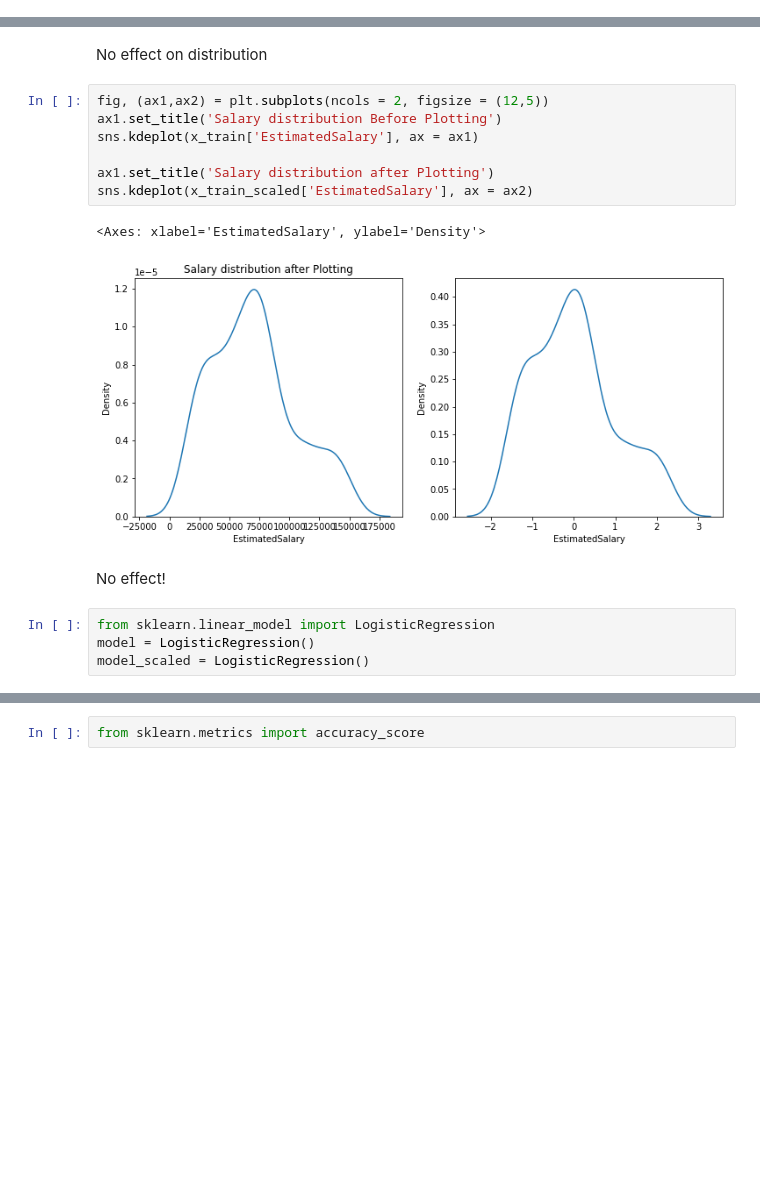
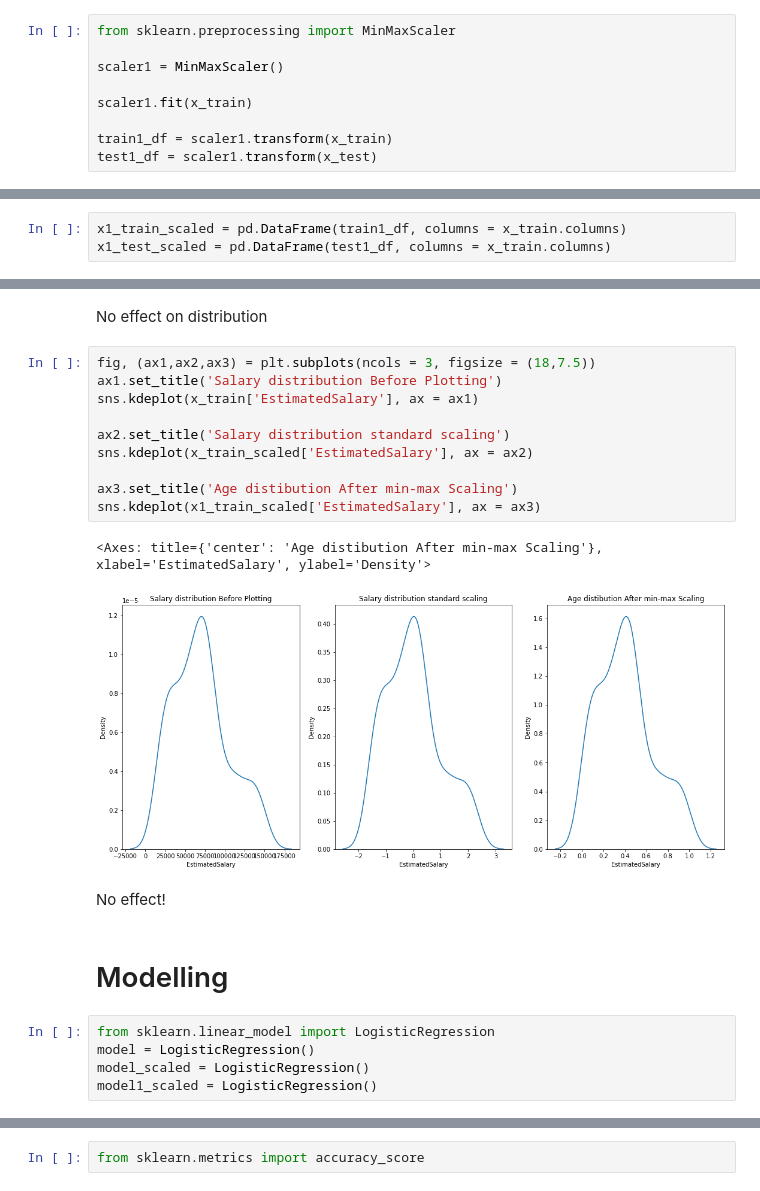
Before and after one commit to Manish-k723/100-days-of-ML, a Jupyter notebook: Day_24_Standardization.ipynb, the cells around one changed output, grey strips where cells are left out. Drawn from its saved outputs; the diff is of its cells as text; blank space fills up the shorter version.

```diff
--- a/Day_24_Standardization.ipynb
+++ b/Day_24_Standardization.ipynb
@@ -65,9 +65,21 @@ scaler.fit(x_train)
 
 train_df = scaler.transform(x_train)
 test_df = scaler.transform(x_test)
+# %%
+from sklearn.preprocessing import MinMaxScaler
+
+scaler1 = MinMaxScaler()
+
+scaler1.fit(x_train)
+
+train1_df = scaler1.transform(x_train)
+test1_df = scaler1.transform(x_test)
 # %%
 x_train_scaled = pd.DataFrame(train_df, columns = x_train.columns)
 x_test_scaled = pd.DataFrame(test_df, columns = x_test.columns)
+# %%
+x1_train_scaled = pd.DataFrame(train1_df, columns = x_train.columns)
+x1_test_scaled = pd.DataFrame(test1_df, columns = x_train.columns)
 # %%
 x_train.describe()
 # %% [output]
@@ -141,21 +175,27 @@ sns.kdeplot(x_train_scaled['Age'], ax = ax2)
 # %% [markdown]
 No effect on distribution
 # %%
-fig, (ax1,ax2) = plt.subplots(ncols = 2, figsize = (12,5))
+fig, (ax1,ax2,ax3) = plt.subplots(ncols = 3, figsize = (18,7.5))
 ax1.set_title('Salary distribution Before Plotting')
 sns.kdeplot(x_train['EstimatedSalary'], ax = ax1)
 
-ax1.set_title('Salary distribution after Plotting')
+ax2.set_title('Salary distribution standard scaling')
 sns.kdeplot(x_train_scaled['EstimatedSalary'], ax = ax2)
+
+ax3.set_title('Age distibution After min-max Scaling')
+sns.kdeplot(x1_train_scaled['EstimatedSalary'], ax = ax3)
 # %% [output]
-<Axes: xlabel='EstimatedSalary', ylabel='Density'>
+<Axes: title={'center': 'Age distibution After min-max Scaling'}, xlabel='EstimatedSalary', ylabel='Density'>
-[figure, old version]
+[figure, new version]
 # %% [markdown]
 No effect!
+# %% [markdown]
+# Modelling
 # %%
 from sklearn.linear_model import LogisticRegression
 model = LogisticRegression()
 model_scaled = LogisticRegression()
+model1_scaled = LogisticRegression()
 # %%
 model.fit(x_train,y_train)
 model_scaled.fit(x_train_scaled, y_train)
```
Also changed, not shown: parts of 18 cells of this notebook.
